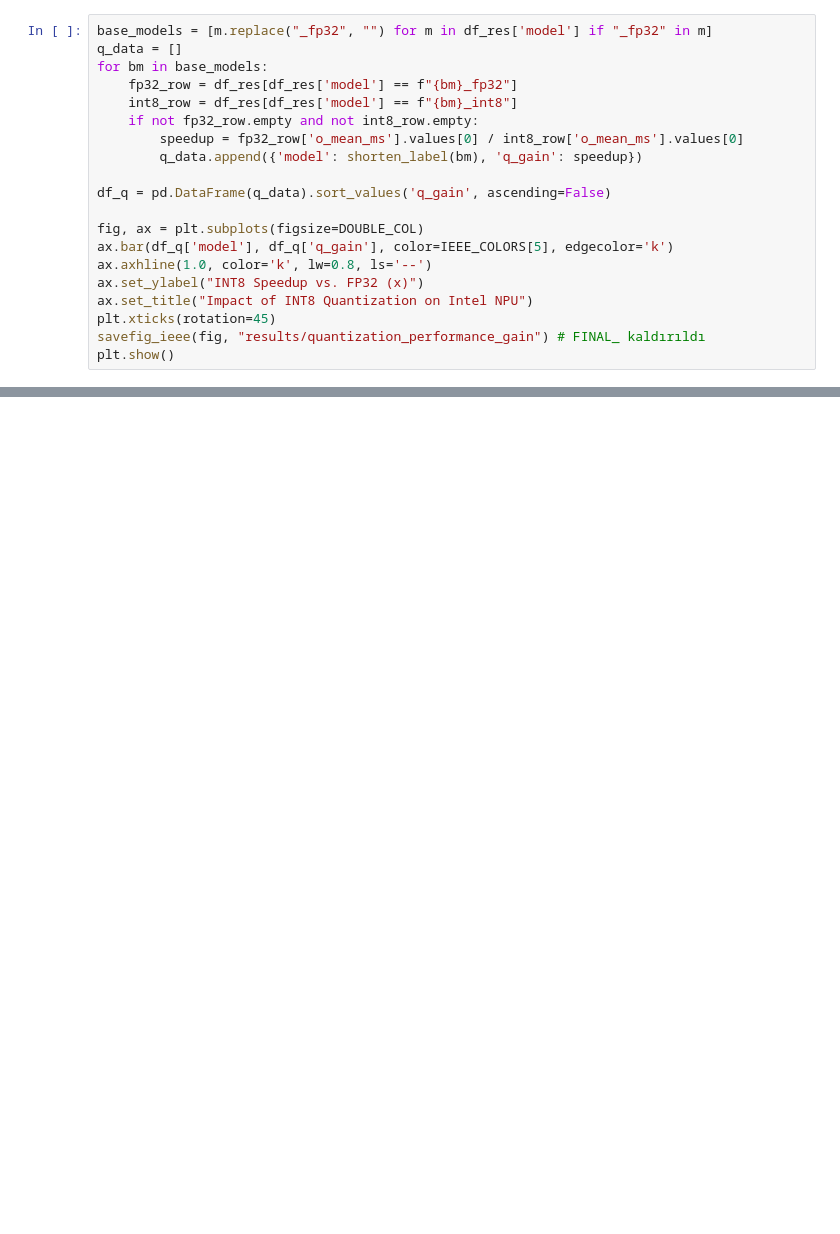
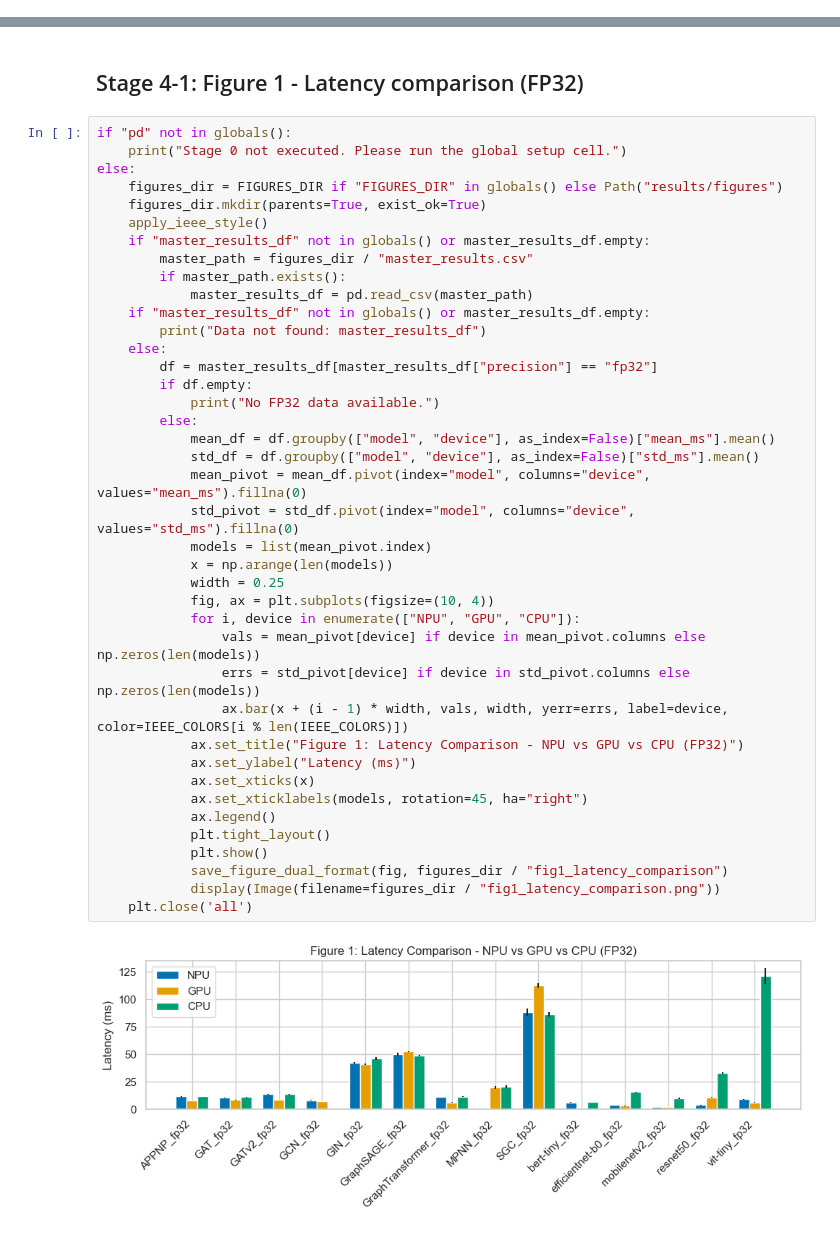
Before and after one commit to yusufarbc/intel-npu-gnn-benchmarking, a Jupyter notebook: npu_gnn_benchmarking.ipynb, the cells around one changed output, grey strips where cells are left out. Drawn from its saved outputs; the diff is of its cells as text; blank space fills up the shorter version.

```diff
--- a/npu_gnn_benchmarking.ipynb
+++ b/npu_gnn_benchmarking.ipynb
@@ -636,20 +0,0 @@ Compares the performance gain achieved through 8-bit integer quantization.
-# %%
-base_models = [m.replace("_fp32", "") for m in df_res['model'] if "_fp32" in m]
-q_data = []
-for bm in base_models:
-    fp32_row = df_res[df_res['model'] == f"{bm}_fp32"]
-    int8_row = df_res[df_res['model'] == f"{bm}_int8"]
-    if not fp32_row.empty and not int8_row.empty:
-        speedup = fp32_row['o_mean_ms'].values[0] / int8_row['o_mean_ms'].values[0]
-        q_data.append({'model': shorten_label(bm), 'q_gain': speedup})
-
-df_q = pd.DataFrame(q_data).sort_values('q_gain', ascending=False)
-
-fig, ax = plt.subplots(figsize=DOUBLE_COL)
-ax.bar(df_q['model'], df_q['q_gain'], color=IEEE_COLORS[5], edgecolor='k')
-ax.axhline(1.0, color='k', lw=0.8, ls='--')
-ax.set_ylabel("INT8 Speedup vs. FP32 (x)")
-ax.set_title("Impact of INT8 Quantization on Intel NPU")
-plt.xticks(rotation=45)
-savefig_ieee(fig, "results/quantization_performance_gain") # FINAL_ kaldırıldı
-plt.show()
@@ -657,0 +1263,44 @@ plt.show()
+# %% [markdown]
+## Stage 4-1: Figure 1 - Latency comparison (FP32)
+# %%
+if "pd" not in globals():
+    print("Stage 0 not executed. Please run the global setup cell.")
+else:
+    figures_dir = FIGURES_DIR if "FIGURES_DIR" in globals() else Path("results/figures")
+    figures_dir.mkdir(parents=True, exist_ok=True)
+    apply_ieee_style()
+    if "master_results_df" not in globals() or master_results_df.empty:
+        master_path = figures_dir / "master_results.csv"
+        if master_path.exists():
+            master_results_df = pd.read_csv(master_path)
+    if "master_results_df" not in globals() or master_results_df.empty:
+        print("Data not found: master_results_df")
+    else:
+        df = master_results_df[master_results_df["precision"] == "fp32"]
+        if df.empty:
+            print("No FP32 data available.")
+        else:
+            mean_df = df.groupby(["model", "device"], as_index=False)["mean_ms"].mean()
+            std_df = df.groupby(["model", "device"], as_index=False)["std_ms"].mean()
+            mean_pivot = mean_df.pivot(index="model", columns="device", values="mean_ms").fillna(0)
+            std_pivot = std_df.pivot(index="model", columns="device", values="std_ms").fillna(0)
+            models = list(mean_pivot.index)
+            x = np.arange(len(models))
+            width = 0.25
+            fig, ax = plt.subplots(figsize=(10, 4))
+            for i, device in enumerate(["NPU", "GPU", "CPU"]):
+                vals = mean_pivot[device] if device in mean_pivot.columns else np.zeros(len(models))
+                errs = std_pivot[device] if device in std_pivot.columns else np.zeros(len(models))
+                ax.bar(x + (i - 1) * width, vals, width, yerr=errs, label=device, color=IEEE_COLORS[i % len(IEEE_COLORS)])
+            ax.set_title("Figure 1: Latency Comparison - NPU vs GPU vs CPU (FP32)")
+            ax.set_ylabel("Latency (ms)")
+            ax.set_xticks(x)
+            ax.set_xticklabels(models, rotation=45, ha="right")
+            ax.legend()
+            plt.tight_layout()
+            plt.show()
+            save_figure_dual_format(fig, figures_dir / "fig1_latency_comparison")
+            display(Image(filename=figures_dir / "fig1_latency_comparison.png"))
+    plt.close('all')
+# %% [output]
+[figure, added]
```
Also changed, not shown: parts of 77 cells of this notebook, 41 other files.
